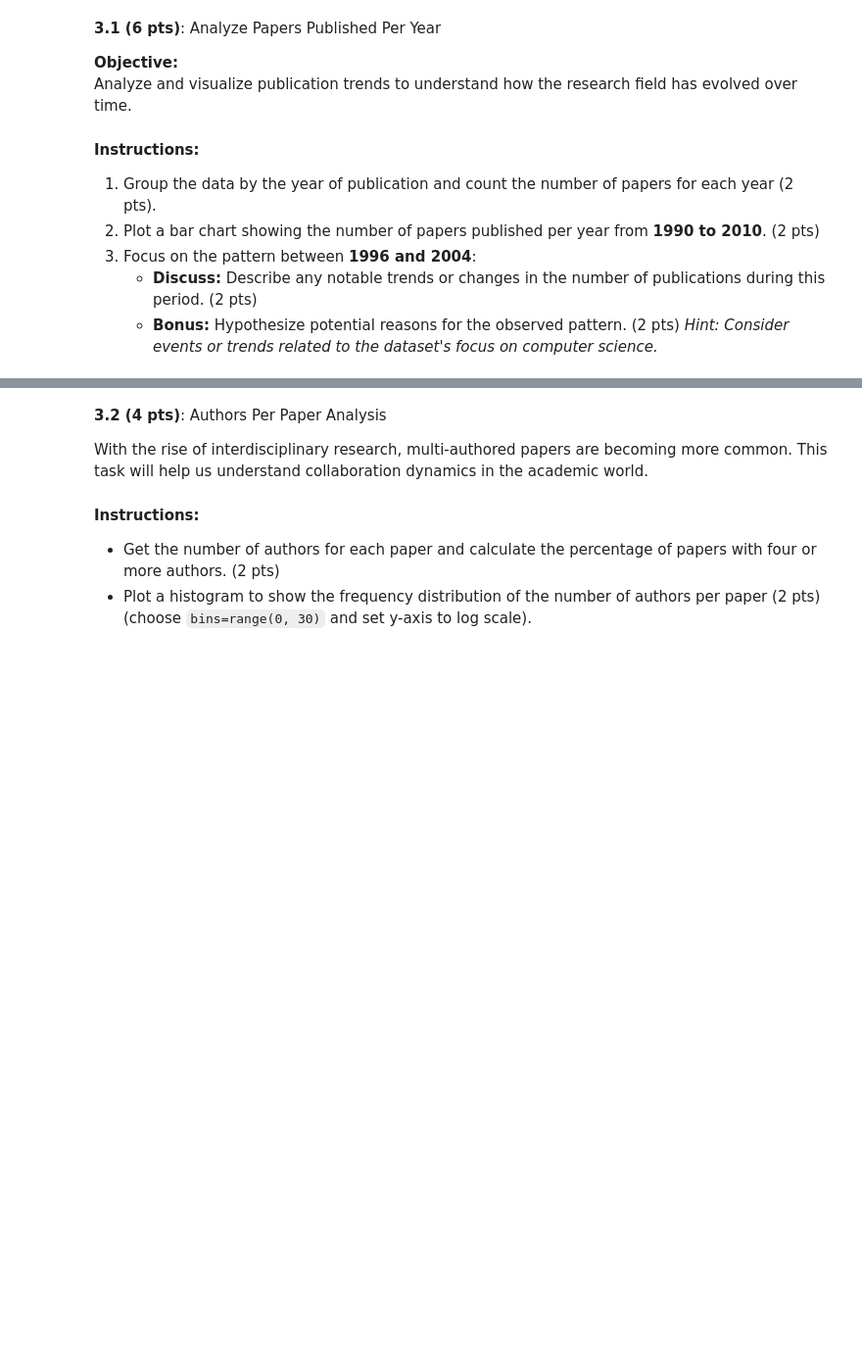
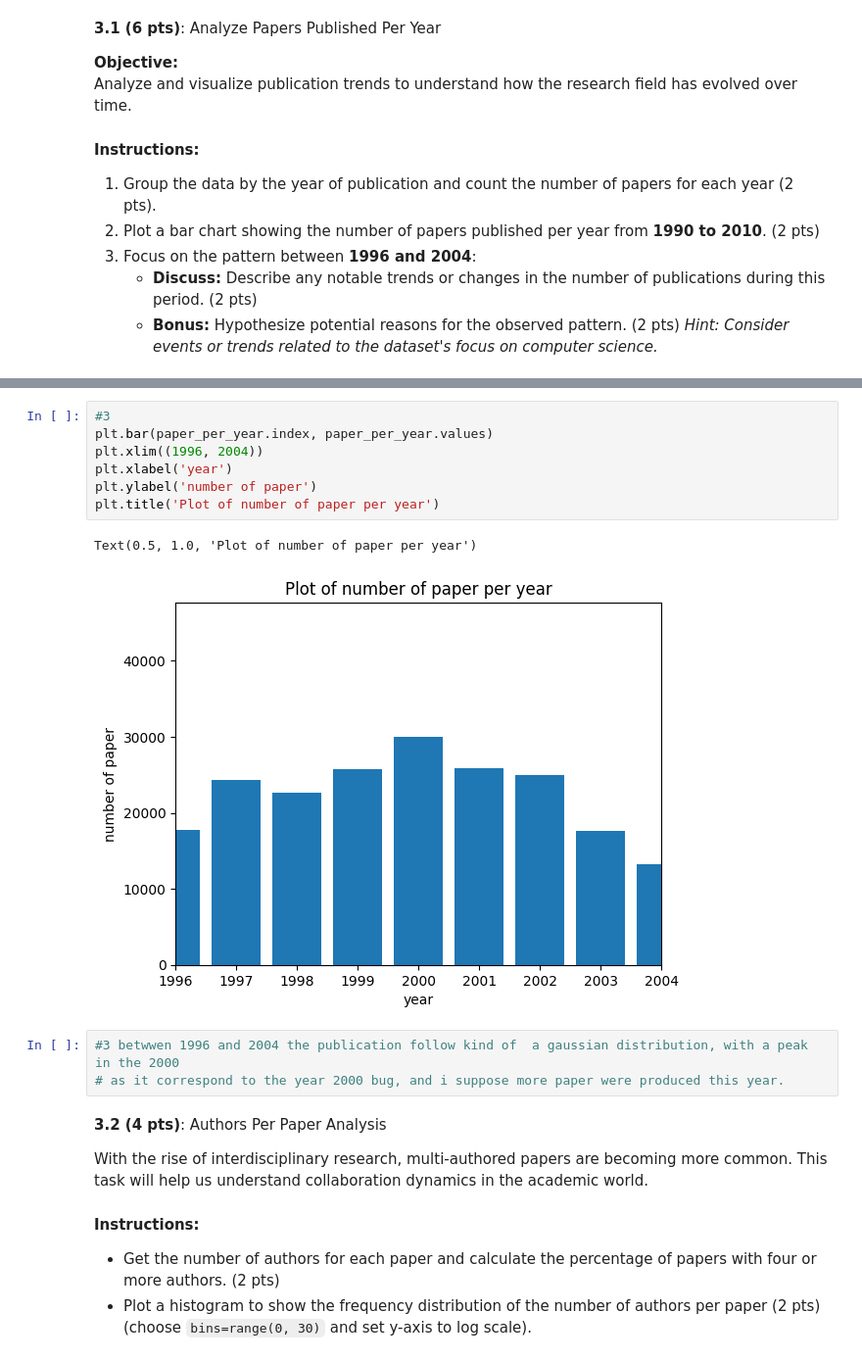
Before and after one commit to BaptisteCarmier/ADA--2024, a Jupyter notebook: Exam/329147.ipynb, the cells around one changed output, grey strips where cells are left out. Shown at 98% size. Cells and saved outputs as stored; diff of their text form; blank space fills up the shorter version.

```diff
--- a/Exam/329147.ipynb
+++ b/Exam/329147.ipynb
@@ -358,3 +380,16 @@ Analyze and visualize publication trends to understand how the research field ha
+# %%
+#3
+plt.bar(paper_per_year.index, paper_per_year.values)
+plt.xlim((1996, 2004))
+plt.xlabel('year')
+plt.ylabel('number of paper')
+plt.title('Plot of number of paper per year')
+# %% [output]
+Text(0.5, 1.0, 'Plot of number of paper per year')
+[figure, added]
+# %%
+#3 betwwen 1996 and 2004 the publication follow kind of  a gaussian distribution, with a peak in the 2000
+# as it correspond to the year 2000 bug, and i suppose more paper were produced this year.
 # %% [markdown]
 **3.2 (4 pts)**: Authors Per Paper Analysis
 
```
Also changed, not shown: parts of 23 cells of this notebook.
